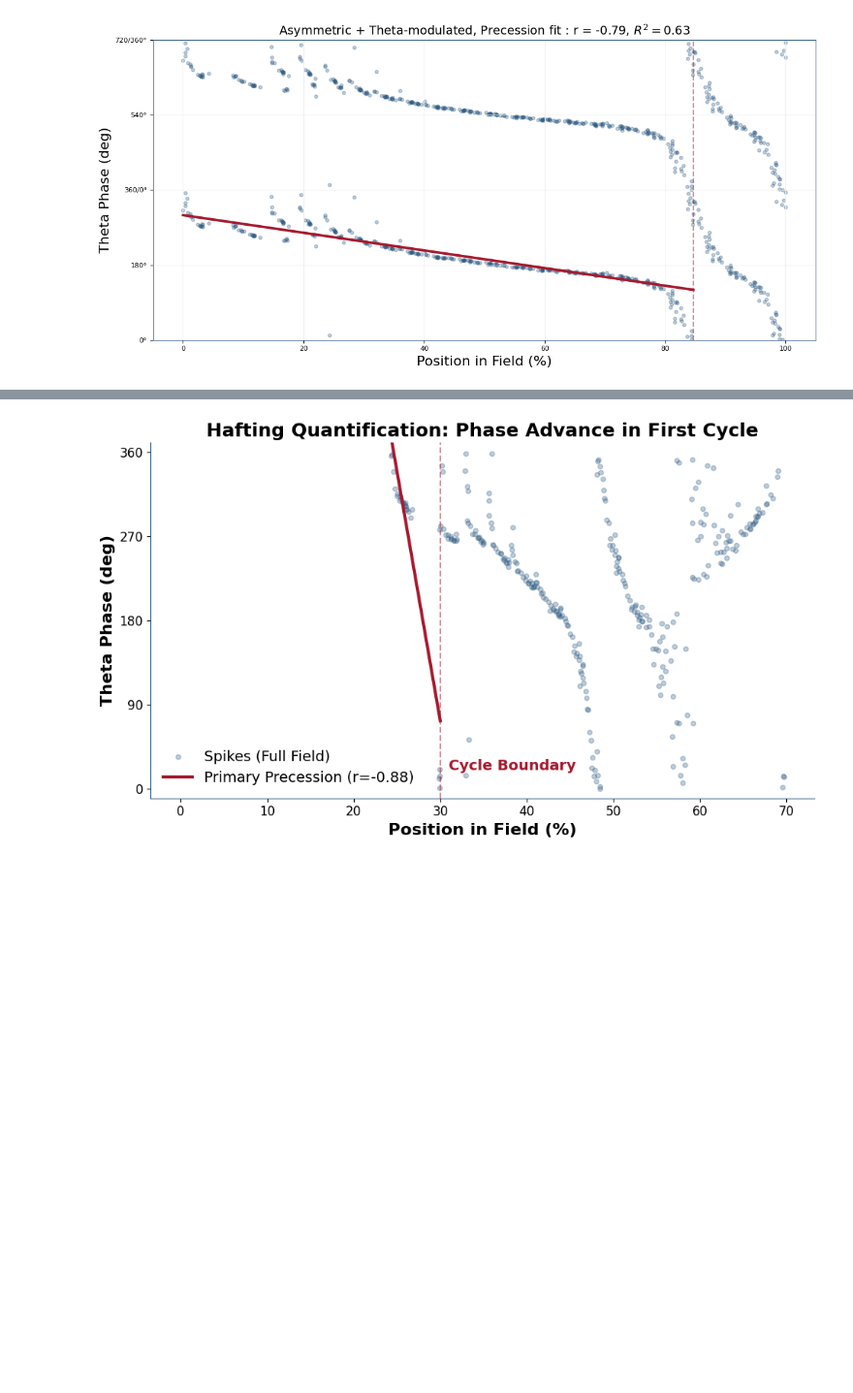
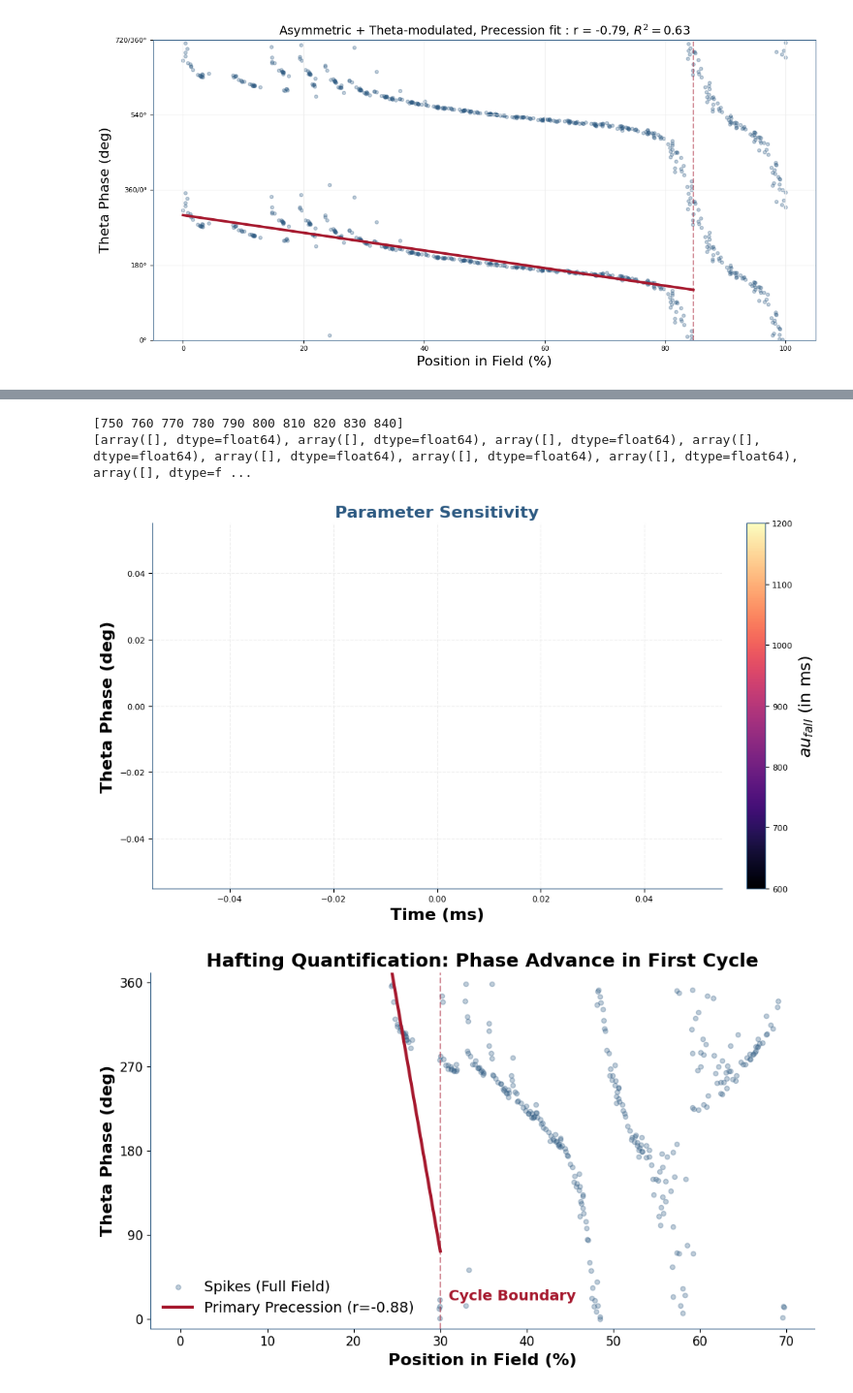
Before and after one commit to tiny-infinity/GridCellsTheta, a Jupyter notebook: phase_prec_final.ipynb, the cells around one changed output, grey strips where cells are left out. Shown at 97% size. Saved outputs shown, nothing was run; the diff lists cells and outputs as text; code cells hidden in the pictures; blank space fills up the shorter version.

Commit message:
finale

```diff
--- a/phase_prec_final.ipynb
+++ b/phase_prec_final.ipynb
@@ -615,3 +682,53 @@ plot_precession_fit(n_pos, r_phases, stats)
+# %%
+print(tf_array)
+print(tf_spike_phases_matrix)
+# %% [output]
+[750 760 770 780 790 800 810 820 830 840]
+[array([], dtype=float64), array([], dtype=float64), array([], dtype=float64), array([], dtype=float64), array([], dtype=float64), array([], dtype=float64), array([], dtype=float64), array([], dtype=f ...
+# %%
+import matplotlib.pyplot as plt
+import matplotlib.cm as cm
+
+# 1. Setup the Color Mapping
+cmap = cm.get_cmap('magma')
+norm = plt.Normalize(vmin=tf_array.min(), vmax=tf_array.max())
+ref_scale = 1.0
+
+fig, ax = plt.subplots(figsize=(10, 6))
+
+# 2. Iterate and Plot
+for n in range(len(tf_array)):
+    scale = tf_array[n]
+    color = cmap(norm(scale))
+
+
+    # Background Gradient Lines
+    ax.plot(tf_spike_times_matrix[n], tf_spike_phases_matrix[n],
+                color=color, linewidth=1.5, alpha=0.4, zorder=1)
+    ax.scatter(tf_spike_times_matrix[n], tf_spike_phases_matrix[n],
+                   color=color, s=15, alpha=0.5, zorder=2)
+
+# 3. Add Colorbar for the gradient context
+sm = plt.cm.ScalarMappable(cmap=cmap, norm=norm)
+sm.set_array([])
+cbar = fig.colorbar(sm, ax=ax, fraction=0.046, pad=0.04)
+cbar.set_label('$\tau_{fall}$ (in ms)')
+
+# 4. Poster Aesthetics
+ax.set_title("Parameter Sensitivity",
+             fontsize=16, fontweight='bold', color='#2D5A82')
+ax.set_xlabel("Time (ms)", fontweight='bold')
+ax.set_ylabel("Theta Phase (deg)", fontweight='bold')
+
+ax.legend(frameon=False, loc='upper right')
+ax.spines[['top', 'right']].set_visible(False)
+ax.grid(True, linestyle='--', alpha=1)
+
+plt.tight_layout()
+plt.savefig("final_figs/hcn_sensitivity.png",dpi=600)
+plt.show()
+# %% [output]
+[figure, added]
 # %%
 import numpy as np
 import matplotlib.pyplot as plt
```
Also changed, not shown: parts of 6 cells of this notebook, 3 other files.
